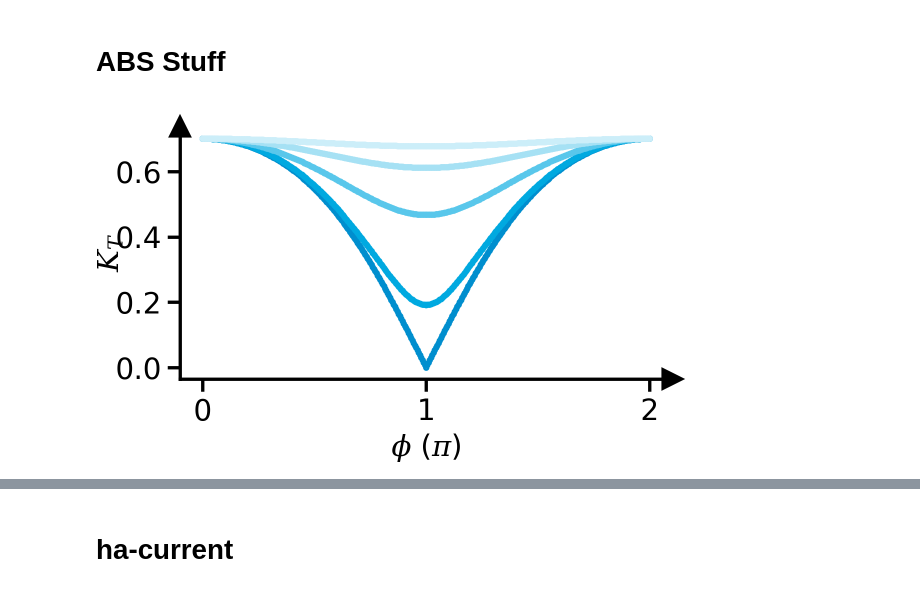
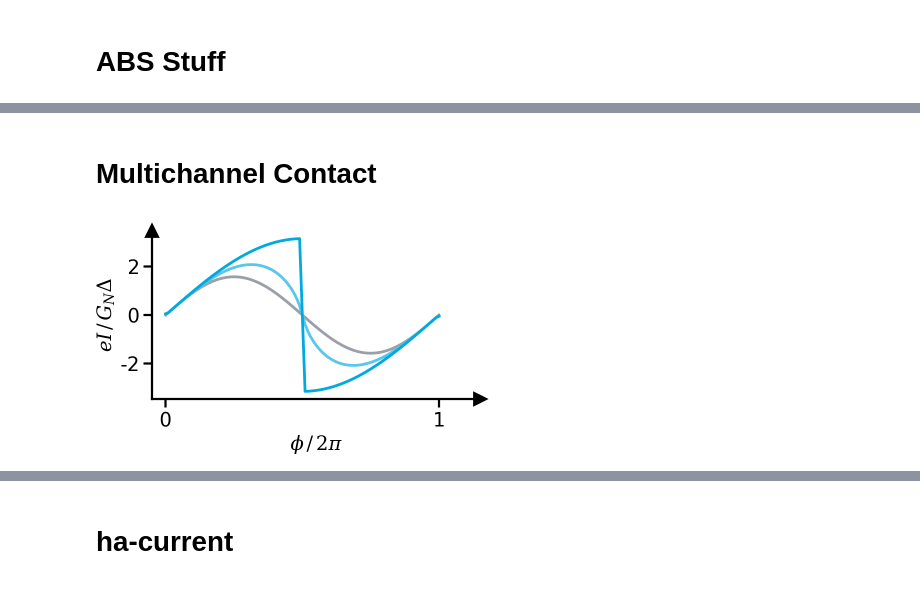
Before and after one commit to schmampf/dissertation, a Jupyter notebook: theory/meso/meso.ipynb, the cells around one changed output, grey strips where cells are left out. Saved outputs shown, nothing was run; the diff lists cells and outputs as text; code cells hidden in the pictures.

```diff
--- a/theory/meso/meso.ipynb
+++ b/theory/meso/meso.ipynb
@@ -239,21 +248,19 @@ I_nA = Delta_meV * ttau * np.sin(phi) / E_abs_mV * K_T
 # %%
-fig, ax = get_figure(figsize=(2, 1.2), subfigure=True)
-for i, tau_i in enumerate(tau):
-    plt.plot(phi / (np.pi), K_T[i, :], ".", color=seeblau[i])
+# fig, ax = get_figure(figsize=(2, 1.2), subfigure=True)
+# for i, tau_i in enumerate(tau):
+#     plt.plot(phi / (np.pi), K_T[i, :], ".", color=seeblau[i])
 
-ax.set_xticks([0, 1, 2])
-# ax.set_ylim(-2.2, 2.5)
+# ax.set_xticks([0, 1, 2])
+# # ax.set_ylim(-2.2, 2.5)
 
-# ax.set_yticks([0, 1, 2, np.pi/2])
-# ax.grid()
+# # ax.set_yticks([0, 1, 2, np.pi/2])
+# # ax.grid()
 
-ylabel = "$K_T$"
-xlabel = "$\\phi$ ($\\pi$)"
-title = None
+# ylabel = "$K_T$"
+# xlabel = "$\\phi$ ($\\pi$)"
+# title = None
 
-theory_layout(fig, ax, title, xlabel, ylabel)
+# theory_layout(fig, ax, title, xlabel, ylabel)
-# %% [output]
-[figure, removed]
 # %%
 fig, ax = get_figure(figsize=(2, 1.2), subfigure=True)
 for i, tau_i in enumerate(tau):
@@ -288,3 +295,5 @@ title = "abs-Ephi"
 theory_layout(fig, ax, title, xlabel, ylabel)
 # %% [output]
 [figure]
+# %% [markdown]
+# Multichannel Contact
@@ -290,0 +447,17 @@ theory_layout(fig, ax, title, xlabel, ylabel)
+# %%
+fig, ax = get_figure(figsize=(2.0, 1.2), subfigure=True)
+
+ax.plot(phi / (2 * np.pi), CPR_AB, color=seegrau65, label="AB")
+ax.plot(phi / (2 * np.pi), CPR_KO1, color=seeblau65, label="KO1")
+ax.plot(phi / (2 * np.pi), CPR_KO2, color=seeblau100, label="KO2")
+
+ax.set_xlim(-0.05, 1.15)
+ax.set_xticks([0, 1])
+
+ylabel = "$eI\\,/\\,G_N \\Delta$"
+xlabel = "$\\phi\\,/\\,2\\pi$"
+title = "ko-cpr"
+
+theory_layout(fig, ax, title, xlabel, ylabel)
+# %% [output]
+[figure, added]
```
Also changed, not shown: parts of 20 cells of this notebook, 45 other files.
